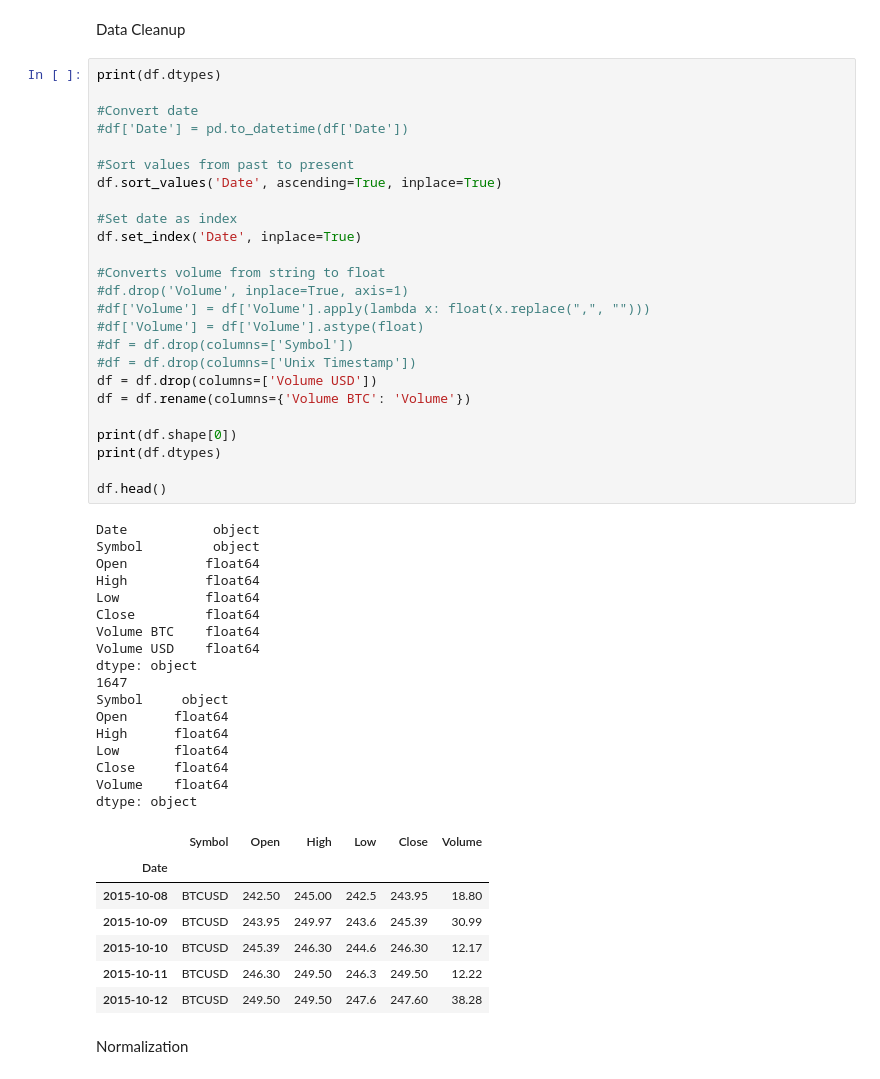
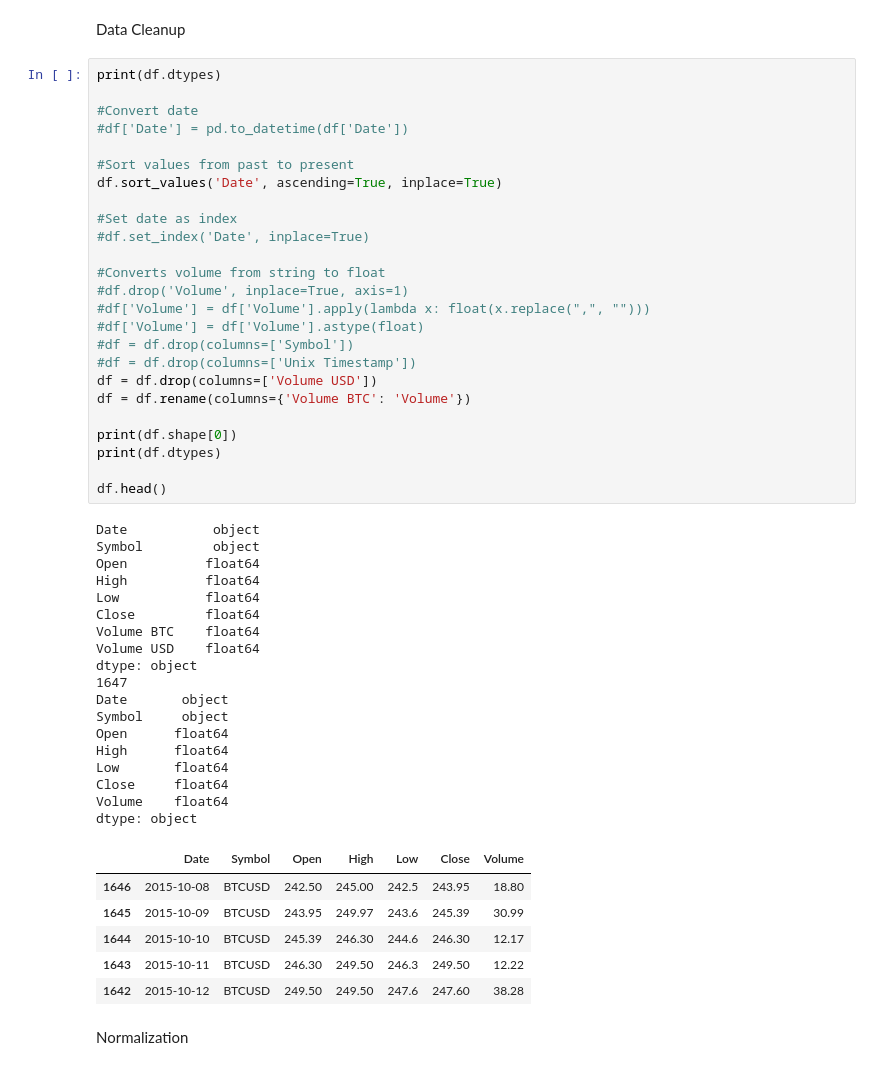
Before and after one commit to estebancr3008/Reinforcement_Learning_Binary_Options_Bot, a Jupyter notebook: Data_Preparation_for_Binary_Learning_Trading.ipynb, the cells around one changed output. Cells and saved outputs as stored; diff of their text form.

```diff
--- a/Data_Preparation_for_Binary_Learning_Trading.ipynb
+++ b/Data_Preparation_for_Binary_Learning_Trading.ipynb
@@ -58,46 +58,46 @@ print(df.dtypes)
 df.sort_values('Date', ascending=True, inplace=True)
 
 #Set date as index
-df.set_index('Date', inplace=True)
+#df.set_index('Date', inplace=True)
 
 #Converts volume from string to float
 #df.drop('Volume', inplace=True, axis=1)
 #df['Volume'] = df['Volume'].apply(lambda x: float(x.replace(",", "")))
 #df['Volume'] = df['Volume'].astype(float)
 #df = df.drop(columns=['Symbol'])
 #df = df.drop(columns=['Unix Timestamp'])
 df = df.drop(columns=['Volume USD'])
 df = df.rename(columns={'Volume BTC': 'Volume'})
 
 print(df.shape[0])
 print(df.dtypes)
 
 df.head()
 # %% [output]
 Date           object
 Symbol         object
 Open          float64
 High          float64
 Low           float64
 Close         float64
 Volume BTC    float64
 Volume USD    float64
 dtype: object
 1647
+Date       object
 Symbol     object
 Open      float64
 High      float64
 Low       float64
 Close     float64
 Volume    float64
 dtype: object
-|  | Symbol | Open | High | Low | Close | Volume |
-| Date |  |  |  |  |  |  |
-| 2015-10-08 | BTCUSD | 242.50 | 245.00 | 242.5 | 243.95 | 18.80 |
-| 2015-10-09 | BTCUSD | 243.95 | 249.97 | 243.6 | 245.39 | 30.99 |
-| 2015-10-10 | BTCUSD | 245.39 | 246.30 | 244.6 | 246.30 | 12.17 |
-| 2015-10-11 | BTCUSD | 246.30 | 249.50 | 246.3 | 249.50 | 12.22 |
-| 2015-10-12 | BTCUSD | 249.50 | 249.50 | 247.6 | 247.60 | 38.28 |
+|  | Date | Symbol | Open | High | Low | Close | Volume |
+| 1646 | 2015-10-08 | BTCUSD | 242.50 | 245.00 | 242.5 | 243.95 | 18.80 |
+| 1645 | 2015-10-09 | BTCUSD | 243.95 | 249.97 | 243.6 | 245.39 | 30.99 |
+| 1644 | 2015-10-10 | BTCUSD | 245.39 | 246.30 | 244.6 | 246.30 | 12.17 |
+| 1643 | 2015-10-11 | BTCUSD | 246.30 | 249.50 | 246.3 | 249.50 | 12.22 |
+| 1642 | 2015-10-12 | BTCUSD | 249.50 | 249.50 | 247.6 | 247.60 | 38.28 |
 # %% [markdown]
 Normalization
 # %%
```
Also changed, not shown: parts of 4 cells of this notebook, 2 other files.
